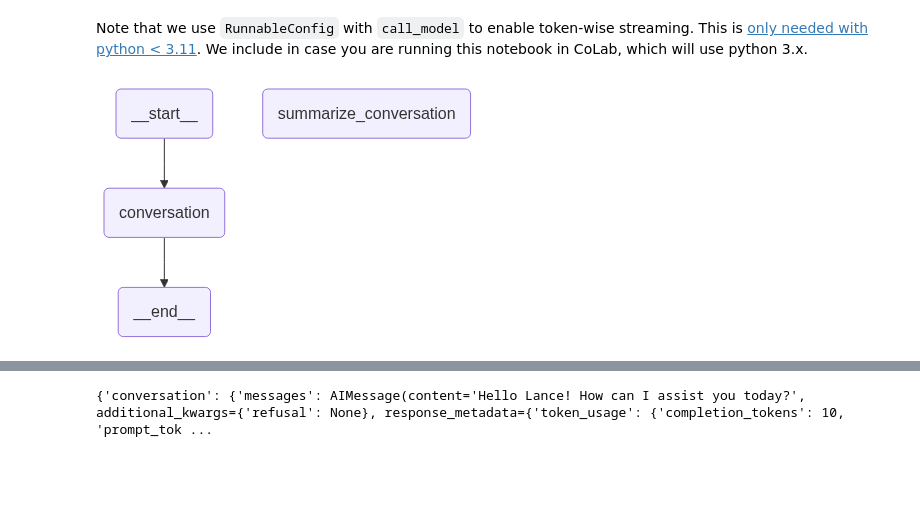
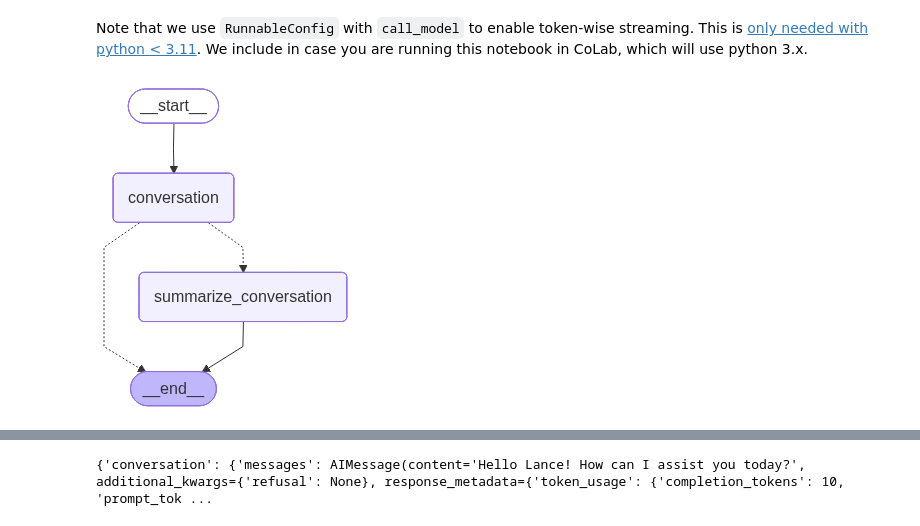
Before and after one commit to gajanan229/Learning-Agentic-AI, a Jupyter notebook: 3. LangChain Academy - Introduction to LangGraph/module-3/streaming-interruption.ipynb, the cells around one changed output, grey strips where cells are left out. Saved outputs shown, nothing was run; the diff lists cells and outputs as text; code cells hidden in the pictures; blank space fills up the shorter version.

```diff
--- a/3. LangChain Academy - Introduction to LangGraph/module-3/streaming-interruption.ipynb
+++ b/3. LangChain Academy - Introduction to LangGraph/module-3/streaming-interruption.ipynb
@@ -101,35 +101,38 @@ def summarize_conversation(state: State):
     return {"summary": response.content, "messages": delete_messages}
 
 # Determine whether to end or summarize the conversation
 def should_continue(state: State):
 
     """Return the next node to execute."""
 
     messages = state["messages"]
 
     # If there are more than six messages, then we summarize the conversation
     if len(messages) > 6:
         return "summarize_conversation"
 
     # Otherwise we can just end
     return END
 
 # Define a new graph
 workflow = StateGraph(State)
 workflow.add_node("conversation", call_model)
 workflow.add_node(summarize_conversation)
 
 # Set the entrypoint as conversation
 workflow.add_edge(START, "conversation")
-workflow.add_conditional_edges("conversation", should_continue)
+workflow.add_conditional_edges("conversation", should_continue, {
+    "summarize_conversation": "summarize_conversation",
+    END : END
+})
 workflow.add_edge("summarize_conversation", END)
 
 # Compile
 memory = MemorySaver()
 graph = workflow.compile(checkpointer=memory)
 display(Image(graph.get_graph().draw_mermaid_png()))
 # %% [output]
-[figure, old version]
+[figure, new version]
 # %% [markdown]
 ### Streaming full state
 
```
Also changed, not shown: parts of 2 cells of this notebook, 10 other files.
